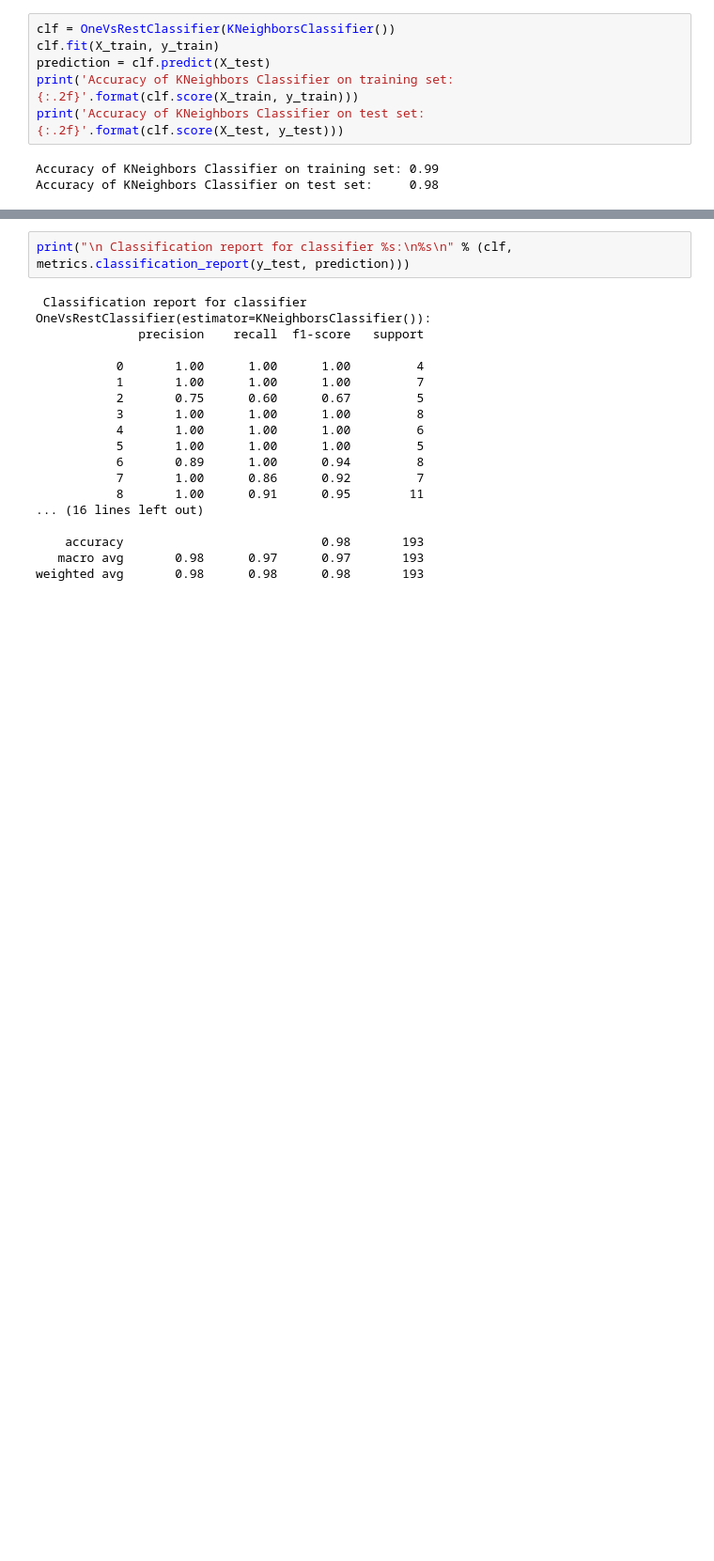
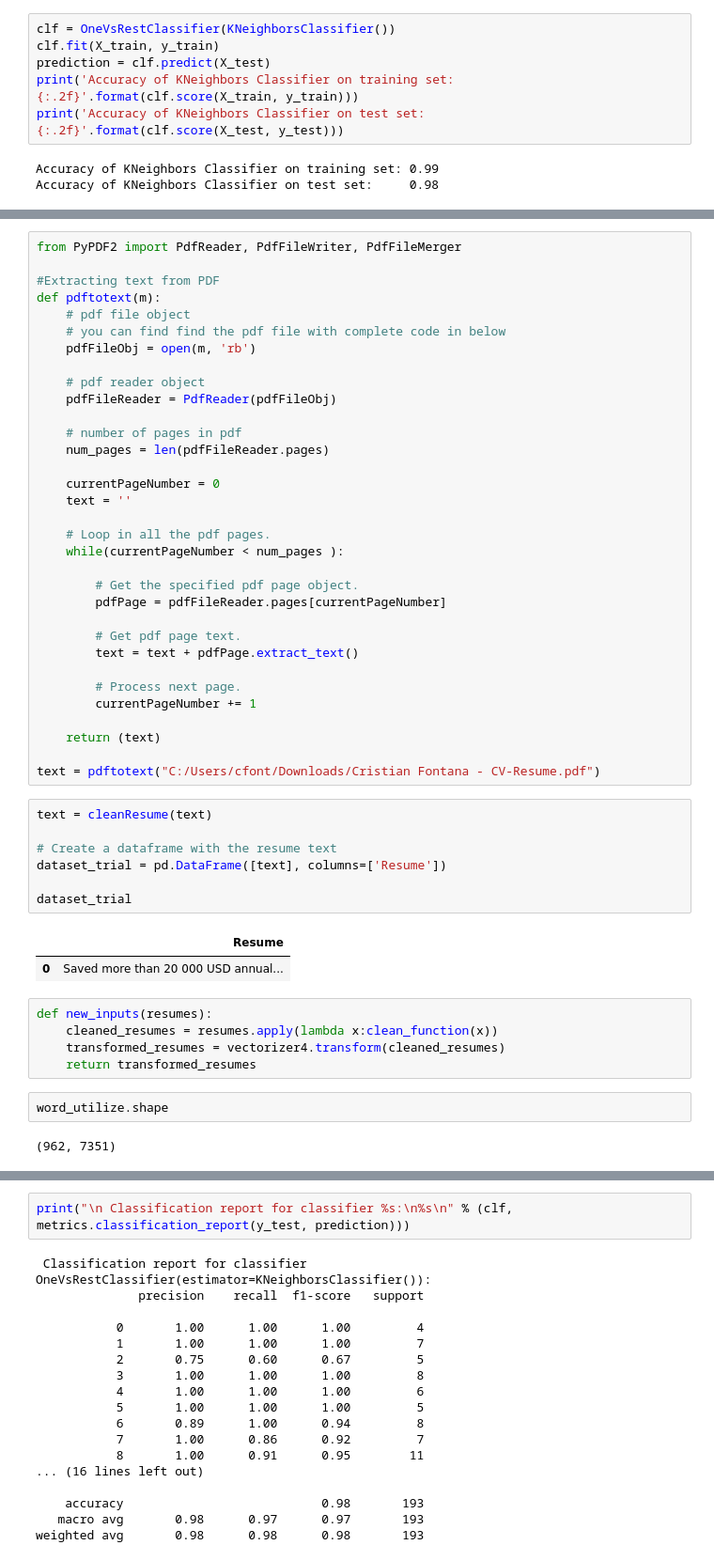
Before and after one commit to ChFontana/Projects, a Jupyter notebook: Read Resume - NLP/notebooks/resume_clasiffier.ipynb, the cells around one changed output, grey strips where cells are left out. Shown at 94% size. Cells and saved outputs as stored; diff of their text form; blank space fills up the shorter version.

```diff
--- a/Read Resume - NLP/notebooks/resume_clasiffier.ipynb
+++ b/Read Resume - NLP/notebooks/resume_clasiffier.ipynb
@@ -248,0 +292,52 @@ Accuracy of KNeighbors Classifier on test set:     0.98
+# %%
+from PyPDF2 import PdfReader, PdfFileWriter, PdfFileMerger
+
+#Extracting text from PDF
+def pdftotext(m):
+    # pdf file object
+    # you can find find the pdf file with complete code in below
+    pdfFileObj = open(m, 'rb')
+
+    # pdf reader object
+    pdfFileReader = PdfReader(pdfFileObj)
+
+    # number of pages in pdf
+    num_pages = len(pdfFileReader.pages)
+
+    currentPageNumber = 0
+    text = ''
+
+    # Loop in all the pdf pages.
+    while(currentPageNumber < num_pages ):
+
+        # Get the specified pdf page object.
+        pdfPage = pdfFileReader.pages[currentPageNumber]
+
+        # Get pdf page text.
+        text = text + pdfPage.extract_text()
+
+        # Process next page.
+        currentPageNumber += 1
+
+    return (text)
+
+text = pdftotext("C:/Users/cfont/Downloads/Cristian Fontana - CV-Resume.pdf")
+# %%
+text = cleanResume(text)
+
+# Create a dataframe with the resume text
+dataset_trial = pd.DataFrame([text], columns=['Resume'])
+
+dataset_trial
+# %% [output]
+|  | Resume |
+| 0 | Saved more than 20 000 USD annual... |
+# %%
+def new_inputs(resumes):
+    cleaned_resumes = resumes.apply(lambda x:clean_function(x))
+    transformed_resumes = vectorizer4.transform(cleaned_resumes)
+    return transformed_resumes
+# %%
+word_utilize.shape
+# %% [output]
+(962, 7351)
```
Also changed, not shown: parts of 8 cells of this notebook, 2 other files.
